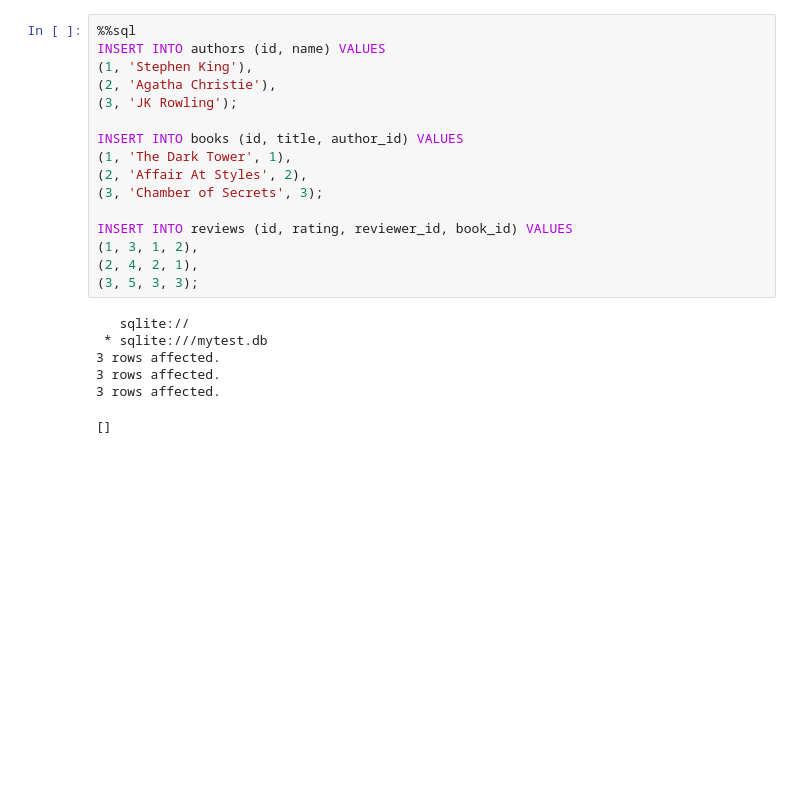
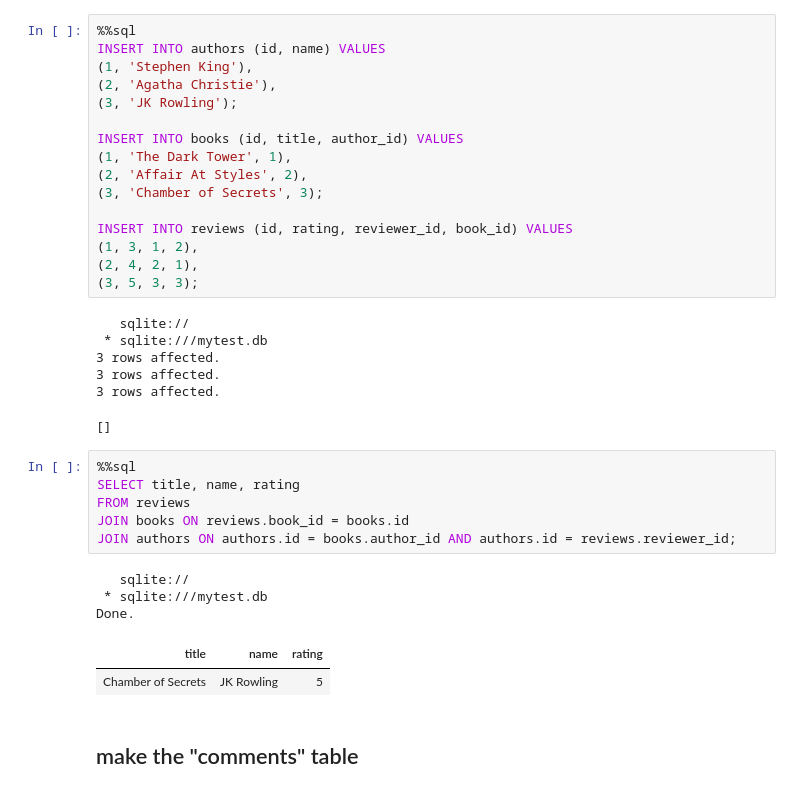
Before and after one commit to alirezaghorbani1983/psql_training, a Jupyter notebook: psql_1.ipynb, the cells around one changed output. Saved outputs shown, nothing was run; the diff lists cells and outputs as text; blank space fills up the shorter version.

```diff
--- a/psql_1.ipynb
+++ b/psql_1.ipynb
@@ -1371,3 +1371,17 @@ INSERT INTO reviews (id, rating, reviewer_id, book_id) VALUES
 3 rows affected.
 3 rows affected.
 []
+# %%
+%%sql
+SELECT title, name, rating
+FROM reviews
+JOIN books ON reviews.book_id = books.id
+JOIN authors ON authors.id = books.author_id AND authors.id = reviews.reviewer_id;
+# %% [output]
+   sqlite://
+ * sqlite:///mytest.db
+Done.
+| title | name | rating |
+| Chamber of Secrets | JK Rowling | 5 |
+# %% [markdown]
+## make the "comments" table
```
Also changed, not shown: parts of 1 cell of this notebook, 1 other file.
